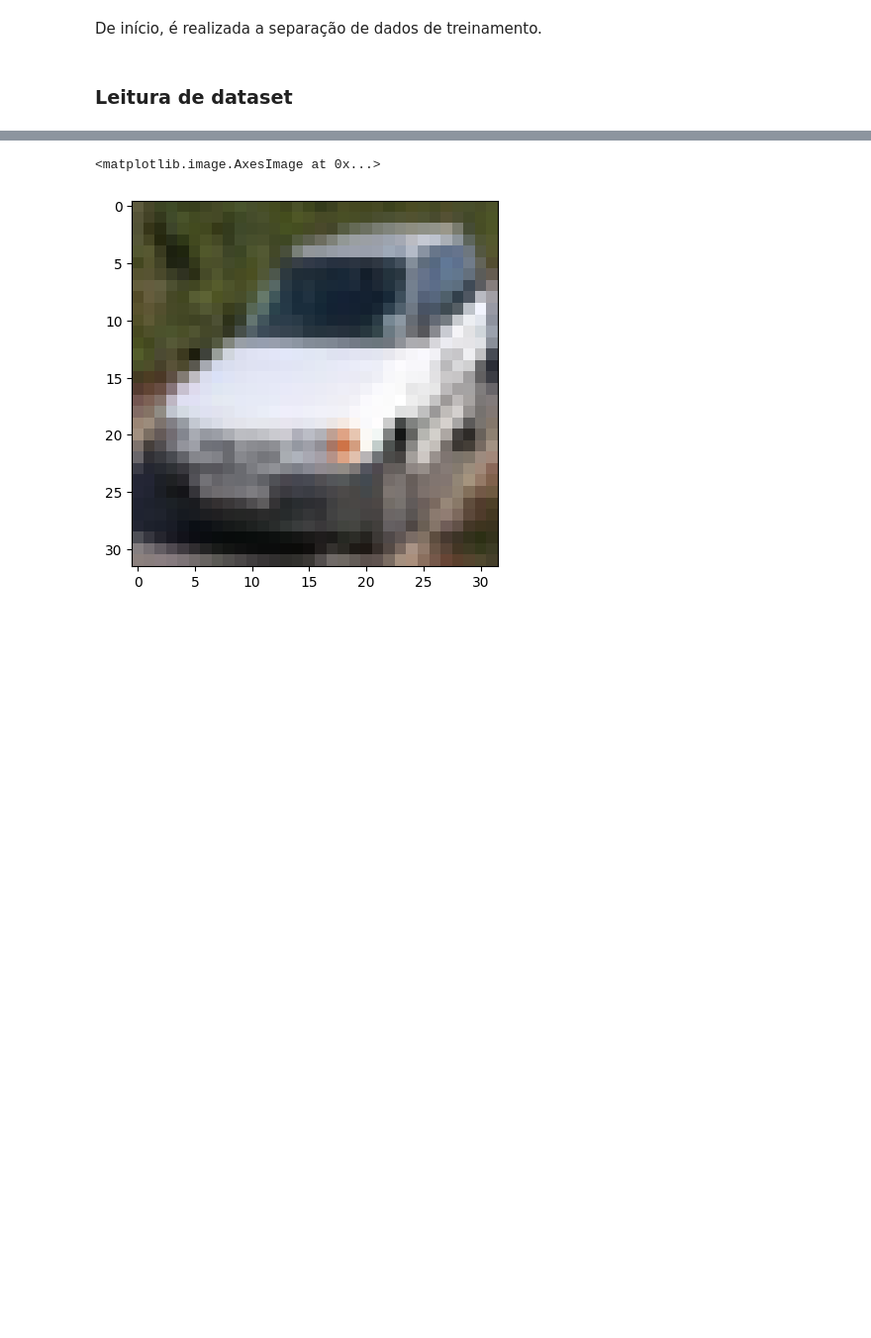
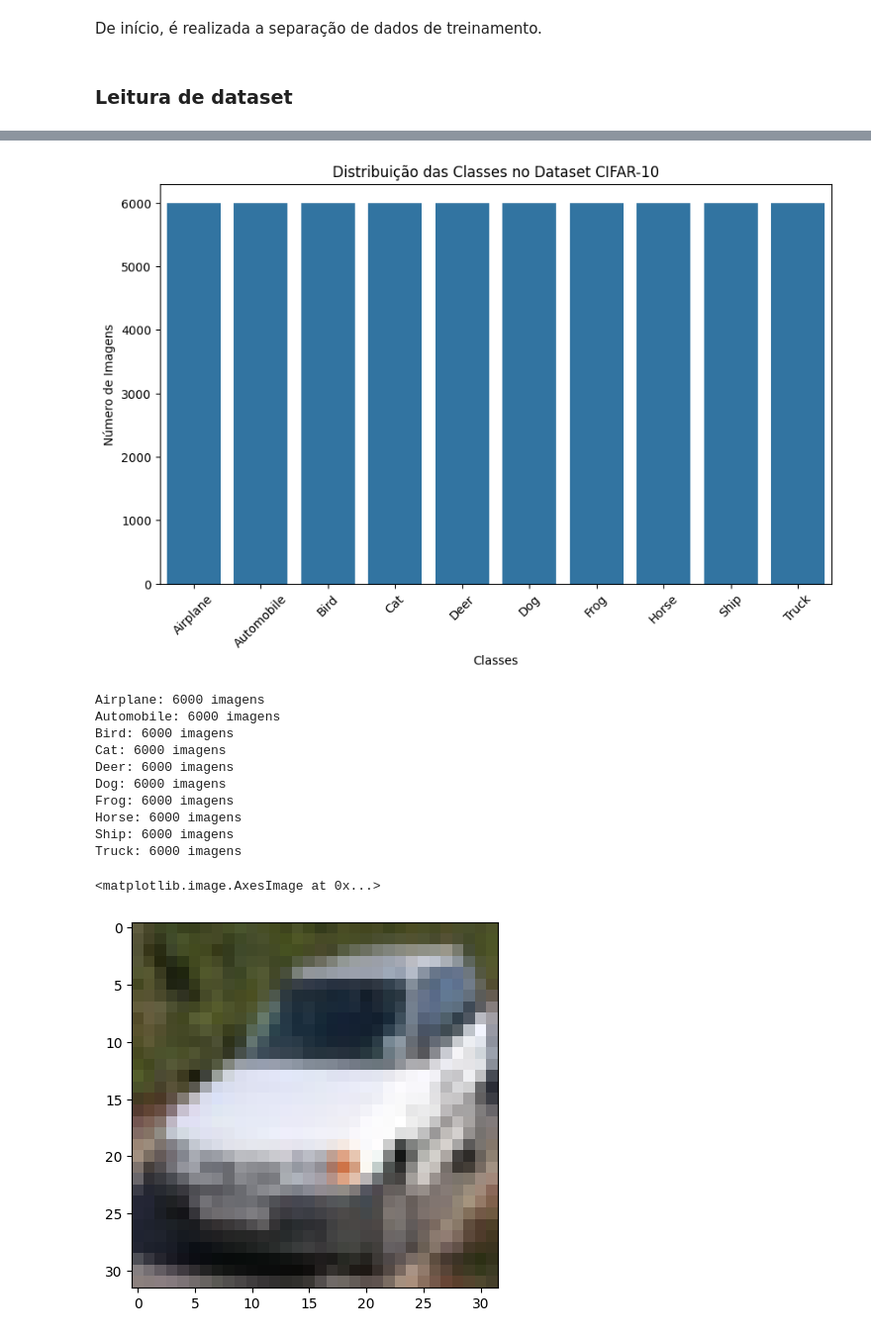
Before and after one commit to IanMarcony/CIFAR10-CNN, a Jupyter notebook: cifar_10_cnn.ipynb, the cells around one changed output, grey strips where cells are left out. Shown: that part at 99% size. Cells and saved outputs as stored; diff of their text form; code cells hidden in the pictures; blank space fills up the shorter version.

```diff
--- a/cifar_10_cnn.ipynb
+++ b/cifar_10_cnn.ipynb
@@ -157,3 +68,42 @@ Downloading data from https://www.cs.toronto.edu/~kriz/cifar-10-python.tar.gz
+# %%
+import seaborn as sns
+
+y_total = np.concatenate((y_treinamento, y_teste), axis=0)
+
+# Contando o número de exemplos em cada classe
+unique, counts = np.unique(y_total, return_counts=True)
+class_counts = dict(zip(unique, counts))
+
+# Classes em CIFAR-10
+class_names = ['Airplane', 'Automobile', 'Bird', 'Cat', 'Deer', 'Dog', 'Frog', 'Horse', 'Ship', 'Truck']
+
+# Mapeando índices para nomes de classes
+class_counts_named = {class_names[i]: count for i, count in class_counts.items()}
+
+# Plotando a distribuição das classes
+plt.figure(figsize=(10, 6))
+sns.barplot(x=list(class_counts_named.keys()), y=list(class_counts_named.values()))
+plt.title('Distribuição das Classes no Dataset CIFAR-10')
+plt.xlabel('Classes')
+plt.ylabel('Número de Imagens')
+plt.xticks(rotation=45)
+plt.show()
+
+# Imprimindo a distribuição das classes
+for class_name, count in class_counts_named.items():
+    print(f'{class_name}: {count} imagens')
+# %% [output]
+[figure, added]
+Airplane: 6000 imagens
+Automobile: 6000 imagens
+Bird: 6000 imagens
+Cat: 6000 imagens
+Deer: 6000 imagens
+Dog: 6000 imagens
+Frog: 6000 imagens
+Horse: 6000 imagens
+Ship: 6000 imagens
+Truck: 6000 imagens
 # %%
 #Mostrando imagem
 plt.imshow(X_treinamento[46])
```
Also changed, not shown: parts of 36 cells of this notebook.
